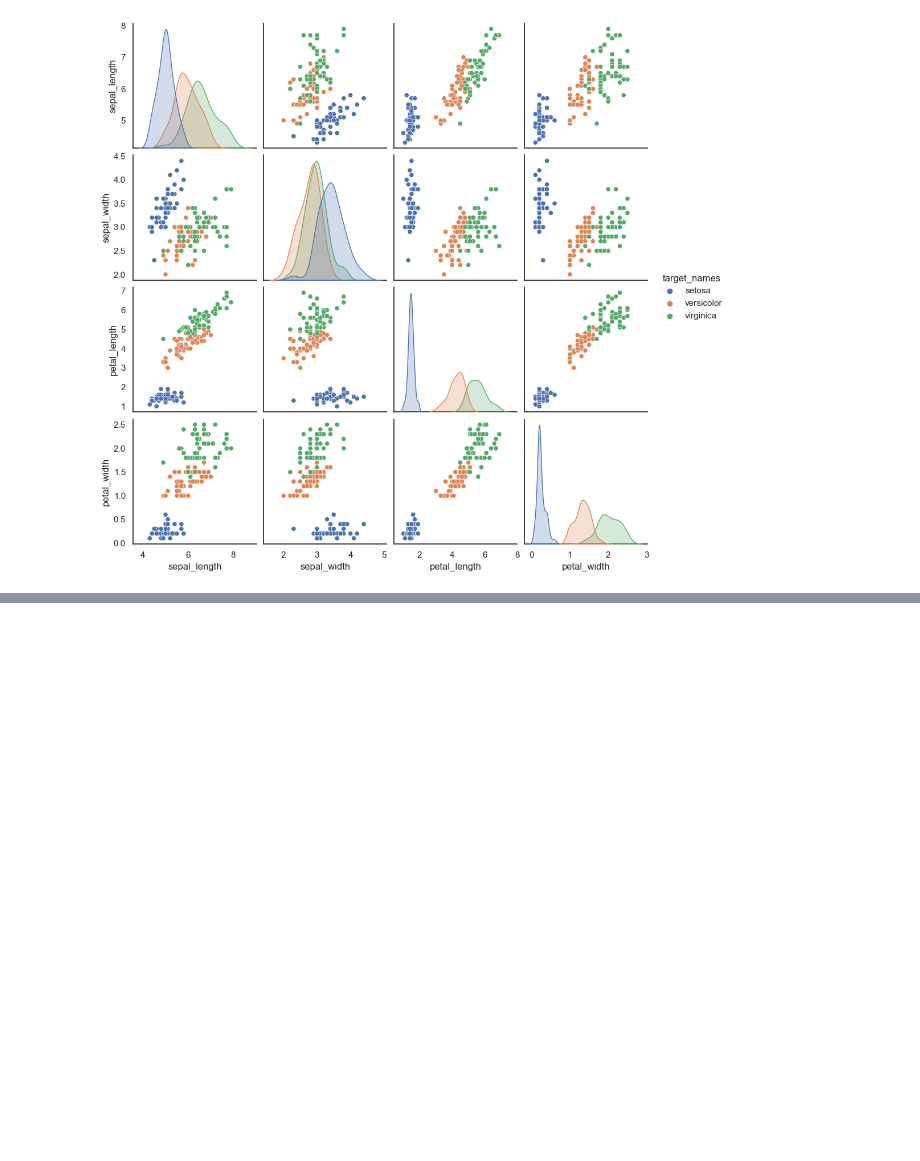
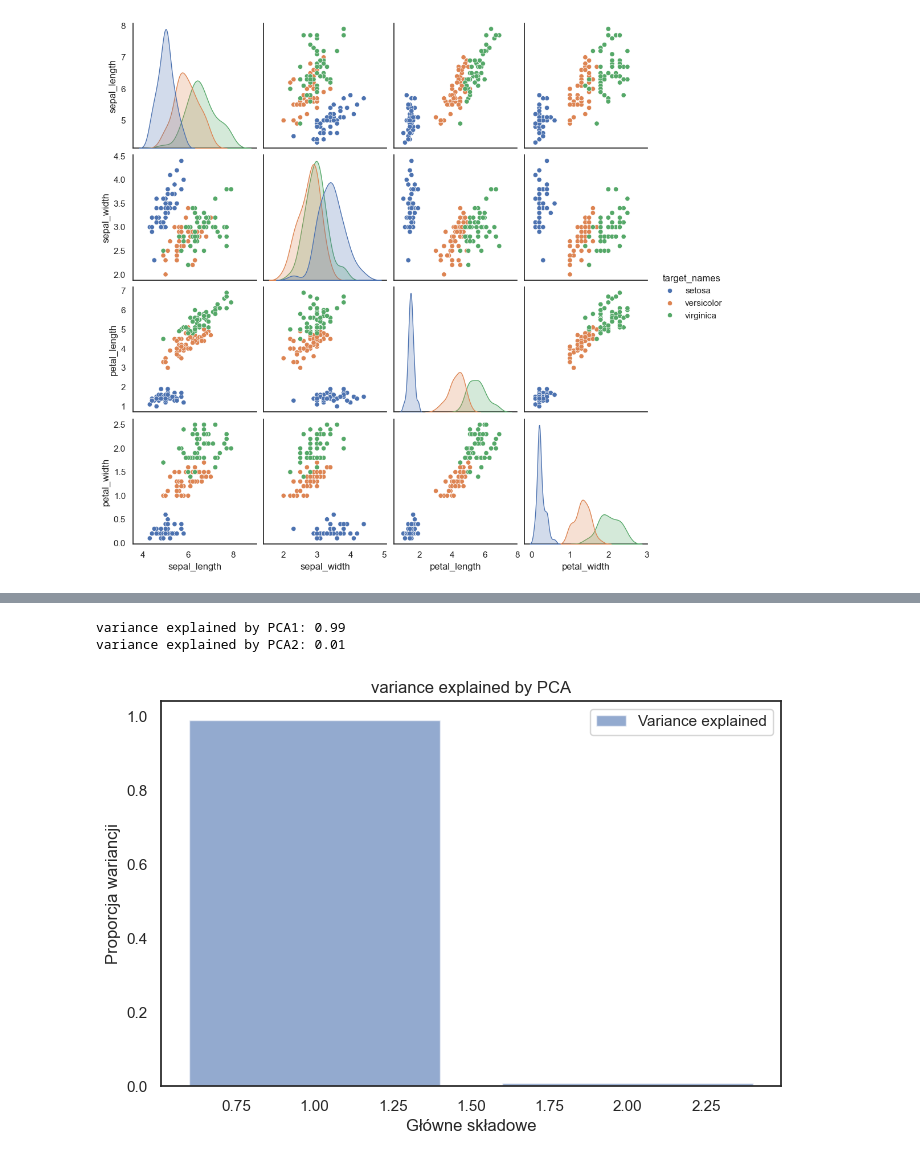
Before and after one commit to urxpietrek/iris_eda_classification, a Jupyter notebook: main.ipynb, the cells around one changed output, grey strips where cells are left out. Cells and saved outputs as stored; diff of their text form; code cells hidden in the pictures; blank space fills up the shorter version.

```diff
--- a/main.ipynb
+++ b/main.ipynb
@@ -201,3 +151,3 @@ def manage_model(model, x_train, x_test, y_train, y_test):
 # %%
-X = data["sepal_length sepal_width petal_length petal_width".split(' ')].values
+X = data["sepal_length sepal_width petal_length petal_width".split(' ')]
 y = data.target
@@ -205,0 +154,22 @@ X_train, X_test, y_train, y_test = train_test_split(X, y, test_size=0.3, stratif
+# %%
+X_petal = X[['petal_length', 'petal_width']]
+
+pca = PCA(n_components=2)
+
+X_petal_pca = pca.fit_transform(X_petal)
+
+explained_variance = pca.explained_variance_ratio_
+print(f'variance explained by PCA1: {explained_variance[0]:.2f}')
+print(f'variance explained by PCA2: {explained_variance[1]:.2f}')
+
+plt.figure(figsize=(8,5))
+plt.bar(range(1, 3), explained_variance, alpha=0.6, color='b', label='Variance explained')
+plt.ylabel('Proporcja wariancji')
+plt.xlabel('Główne składowe')
+plt.title('variance explained by PCA')
+plt.legend()
+plt.show()
+# %% [output]
+variance explained by PCA1: 0.99
+variance explained by PCA2: 0.01
+[figure, added]
```
Also changed, not shown: parts of 14 cells of this notebook.
